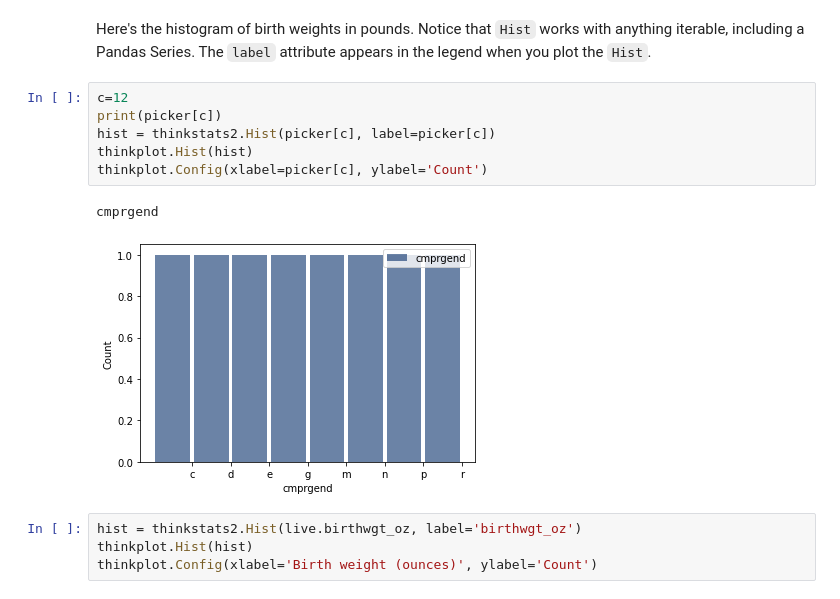
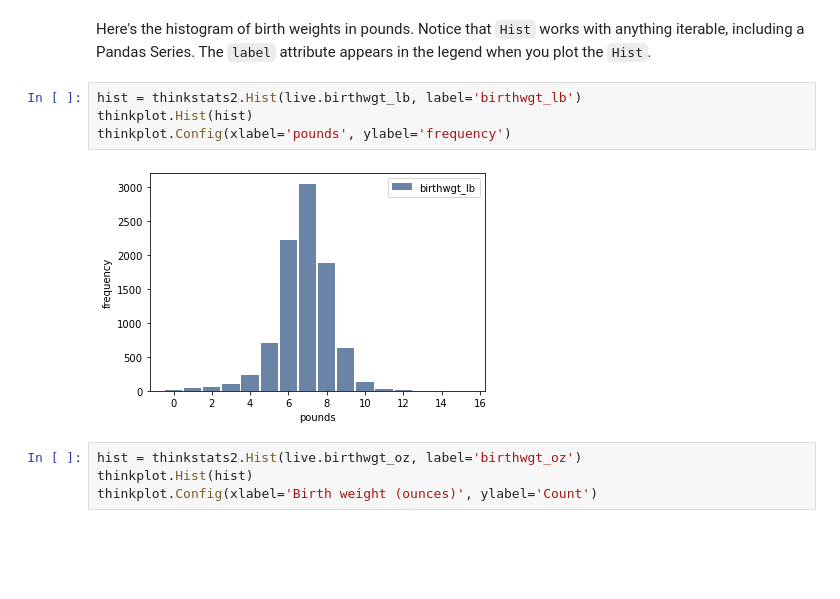
Before and after one commit to petulant1/ThinkStats2, a Jupyter notebook: code/chap02ex.ipynb, the cells around one changed output. Cells and saved outputs as stored; diff of their text form; blank space fills up the shorter version.

```diff
--- a/code/chap02ex.ipynb
+++ b/code/chap02ex.ipynb
@@ -121,14 +113,11 @@ Here's the histogram of birth weights in pounds.  Notice that `Hist` works with
 # %% [markdown]
 Here's the histogram of birth weights in pounds.  Notice that `Hist` works with anything iterable, including a Pandas Series.  The `label` attribute appears in the legend when you plot the `Hist`.
 # %%
-c=12
-print(picker[c])
-hist = thinkstats2.Hist(picker[c], label=picker[c])
+hist = thinkstats2.Hist(live.birthwgt_lb, label='birthwgt_lb')
 thinkplot.Hist(hist)
-thinkplot.Config(xlabel=picker[c], ylabel='Count')
+thinkplot.Config(xlabel='pounds', ylabel='frequency')
 # %% [output]
-cmprgend
-[figure, old version]
+[figure, new version]
 # %%
 hist = thinkstats2.Hist(live.birthwgt_oz, label='birthwgt_oz')
 thinkplot.Hist(hist)
```
Also changed, not shown: parts of 18 cells of this notebook, 2 other files.
